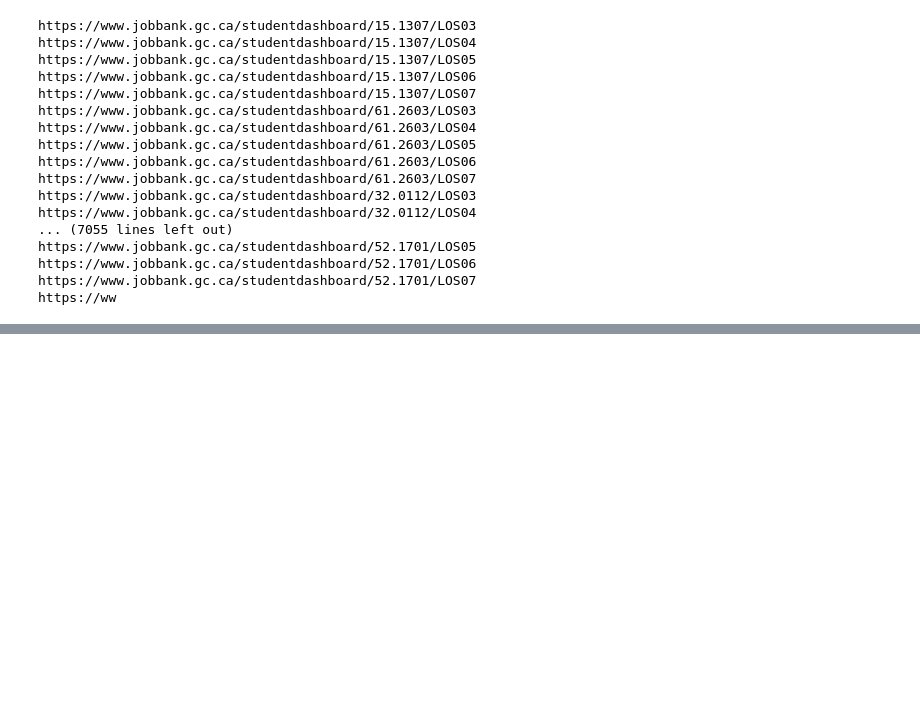
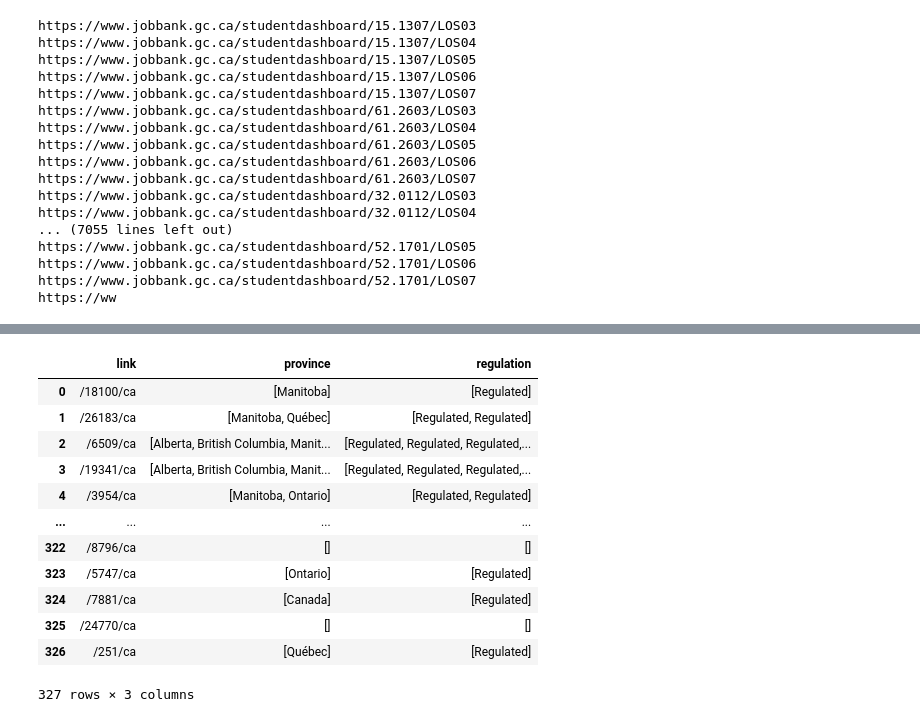
Before and after one commit to anfleury/career-builder, a Jupyter notebook: notebooks/02-jobbank-scraping.ipynb, the cells around one changed output, grey strips where cells are left out. Cells and saved outputs as stored; diff of their text form; code cells hidden in the pictures; blank space fills up the shorter version.

```diff
--- a/notebooks/02-jobbank-scraping.ipynb
+++ b/notebooks/02-jobbank-scraping.ipynb
@@ -393,0 +527,16 @@ details_df
+# %%
+regulation_df
+# %% [output]
+|  | link | province | regulation |
+| 0 | /18100/ca | [Manitoba] | [Regulated] |
+| 1 | /26183/ca | [Manitoba, Québec] | [Regulated, Regulated] |
+| 2 | /6509/ca | [Alberta, British Columbia, Manit... | [Regulated, Regulated, Regulated,... |
+| 3 | /19341/ca | [Alberta, British Columbia, Manit... | [Regulated, Regulated, Regulated,... |
+| 4 | /3954/ca | [Manitoba, Ontario] | [Regulated, Regulated] |
+| ... | ... | ... | ... |
+| 322 | /8796/ca | [] | [] |
+| 323 | /5747/ca | [Ontario] | [Regulated] |
+| 324 | /7881/ca | [Canada] | [Regulated] |
+| 325 | /24770/ca | [] | [] |
+| 326 | /251/ca | [Québec] | [Regulated] |
+327 rows × 3 columns
```
Also changed, not shown: parts of 14 cells of this notebook, 1 other file.
